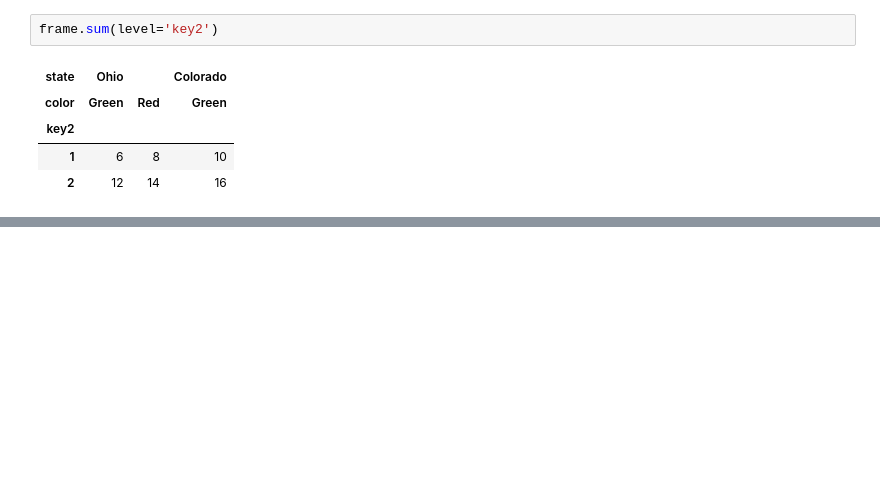
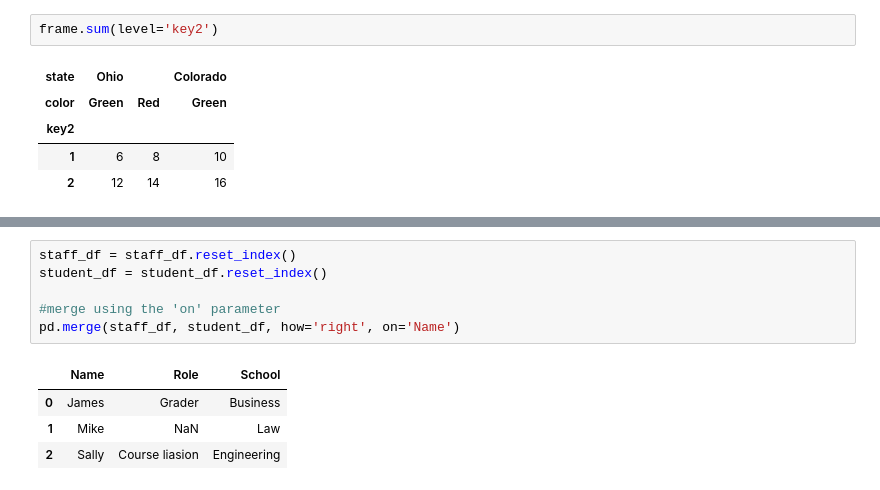
Before and after one commit to karim-mttk/DataScienceEssentials, a Jupyter notebook: Introduction_to_Data_Analysis_with_Python/DataProcessingPandas.ipynb, the cells around one changed output, grey strips where cells are left out. Drawn from its saved outputs; the diff is of its cells as text; blank space fills up the shorter version.

```diff
--- a/Introduction_to_Data_Analysis_with_Python/DataProcessingPandas.ipynb
+++ b/Introduction_to_Data_Analysis_with_Python/DataProcessingPandas.ipynb
@@ -140,0 +206,11 @@ frame.sum(level='key2')
+# %%
+staff_df = staff_df.reset_index()
+student_df = student_df.reset_index()
+
+#merge using the 'on' parameter
+pd.merge(staff_df, student_df, how='right', on='Name')
+# %% [output]
+|  | Name | Role | School |
+| 0 | James | Grader | Business |
+| 1 | Mike | NaN | Law |
+| 2 | Sally | Course liasion | Engineering |
```
Also changed, not shown: parts of 11 cells of this notebook.
